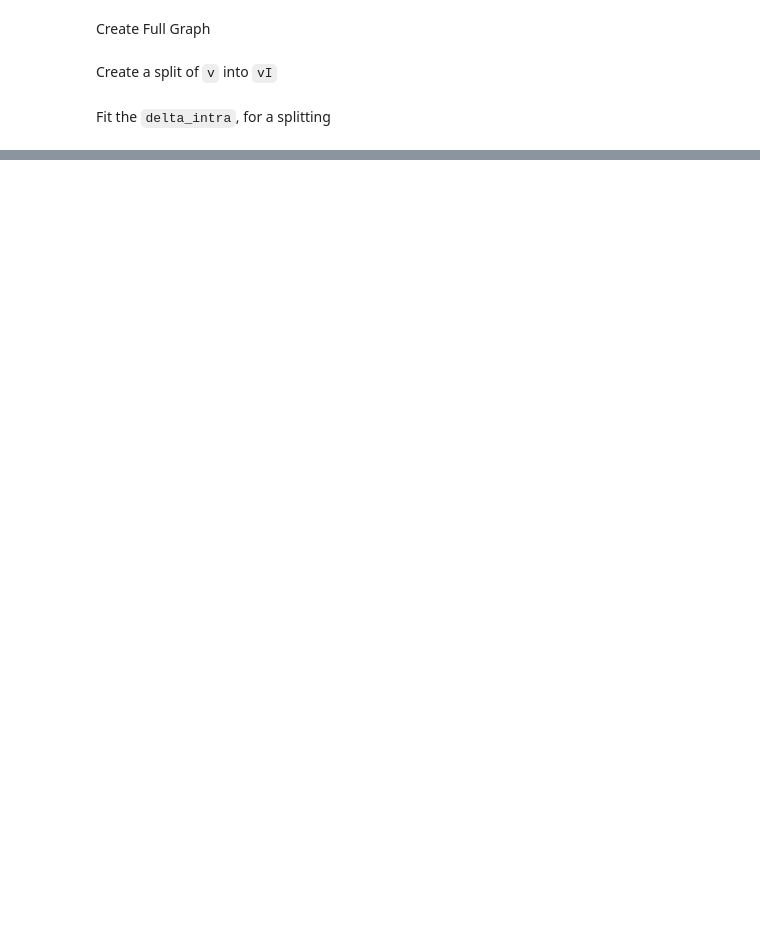
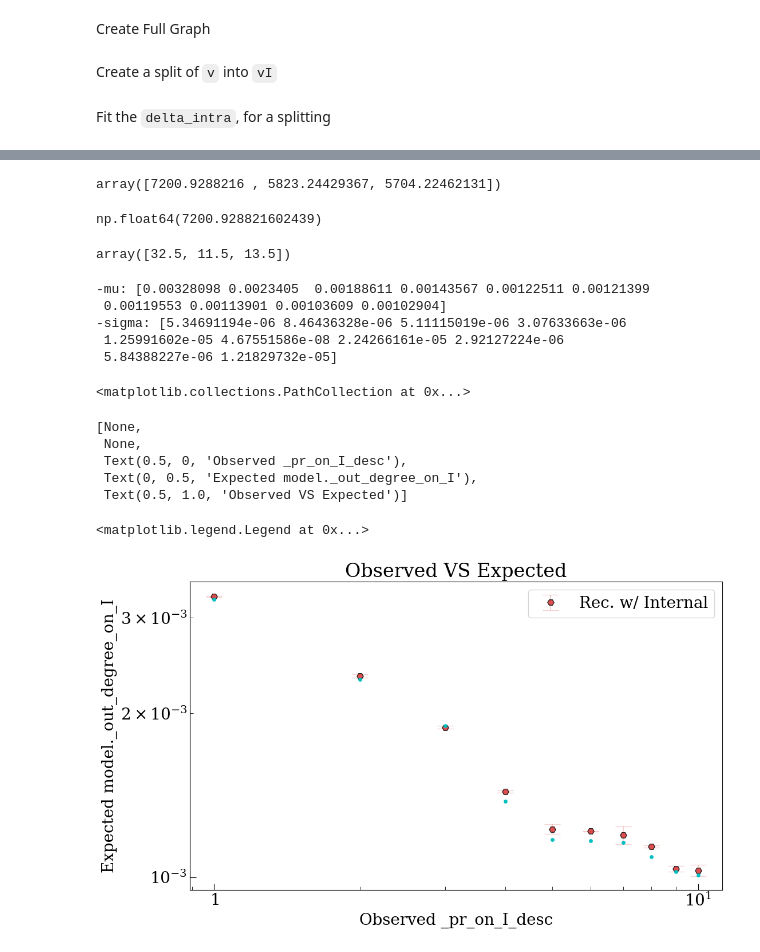
Before and after one commit to LeonardoIalongo/graph-ensembles, a Jupyter notebook: examples/enlarge_network.ipynb, the cells around one changed output, grey strips where cells are left out. Saved outputs shown, nothing was run; the diff lists cells and outputs as text; code cells hidden in the pictures; blank space fills up the shorter version.

```diff
--- a/examples/enlarge_network.ipynb
+++ b/examples/enlarge_network.ipynb
@@ -112,7 +145,7 @@ Fit the `delta_intra`, for a splitting
 from itertools import product
 
 # splitting params
-vsplits, intra_sizes = [0], sorted([0.5])
+vsplits, intra_sizes = [0], sorted([0.2])
 
 # fitting params
 x0 = [1.8996372e-17]
@@ -243,0 +295,58 @@ for intra_size_vsplit in product(intra_sizes, vsplits):
+# %%
+topN_deg = 3
+topN_out_deg = np.argsort(model._out_degree_on_I)[-1:-(topN_deg+1):-1]
+topN_in_deg = np.argsort(model._in_degree_on_I)[-1:-(topN_deg+1):-1]
+
+topN_out_deg_meas = lambda meas: model.__dict__[meas][topN_out_deg]
+topN_out_deg_meas("_out_degree_on_I")
+np.max(model._out_degree_on_I)
+topN_out_deg_meas("_out_degree_on_I_std")
+# %% [output]
+array([7200.9288216 , 5823.24429367, 5704.22462131])
+np.float64(7200.928821602439)
+array([32.5, 11.5, 13.5])
+# %%
+fig, ax = plt.subplots(figsize = (12,7))
+axis_scale = 'log'
+obs_s, exp_s = 15, 8
+alpha = 0.8
+alpha_bars_caps = 0.2
+
+meas = "_pr_on_I_desc"
+std_meas = "_pr_on_I_std_desc"
+mod_dict = model.__dict__
+topN_nodes = 10 # len(mod_dict[meas])
+filter_nodes = np.argsort(mod_dict[meas])[-1:-(topN_nodes+1):-1]
+
+topN_ = lambda x: x[filter_nodes]
+x, y, mu, sigma = topN_(g.__dict__[meas]), None, topN_(mod_dict[meas]), topN_(mod_dict[std_meas])
+
+print(f'-mu: {mu}',)
+print(f'-sigma: {sigma}',)
+
+num_sigmas = 2
+range_ = range(1, len(x) + 1)
+_, bars, caps = ax.errorbar(range_, mu, yerr = num_sigmas * sigma,
+                            fmt=dep.sum_model_marker, color=dep.sum_model_color,
+                            label=f'Rec. w/ {model.fit_method_title}', capsize=10, ms = exp_s, mec = "k", alpha = alpha, zorder = 0)
+plot._set_alpha(bars, caps, alpha = alpha_bars_caps)
+
+ax.scatter(range_, x, marker = 'o', color = 'c', s = obs_s, label = meas, zorder = 1)
+ax.set(xscale = axis_scale, yscale = axis_scale, xlabel = f'Observed {meas}', ylabel = 'Expected model._out_degree_on_I', title = 'Observed VS Expected')
+ax.legend()
+ax.set_axisbelow(True)
+ax.grid(False)
+# %% [output]
+-mu: [0.00328098 0.0023405  0.00188611 0.00143567 0.00122511 0.00121399
+ 0.00119553 0.00113901 0.00103609 0.00102904]
+-sigma: [5.34691194e-06 8.46436328e-06 5.11115019e-06 3.07633663e-06
+ 1.25991602e-05 4.67551586e-08 2.24266161e-05 2.92127224e-06
+ 5.84388227e-06 1.21829732e-05]
+<matplotlib.collections.PathCollection at 0x...>
+[None,
+ None,
+ Text(0.5, 0, 'Observed _pr_on_I_desc'),
+ Text(0, 0.5, 'Expected model._out_degree_on_I'),
+ Text(0.5, 1.0, 'Observed VS Expected')]
+<matplotlib.legend.Legend at 0x...>
+[figure, added]
```
Also changed, not shown: parts of 6 cells of this notebook, 1 other file.
